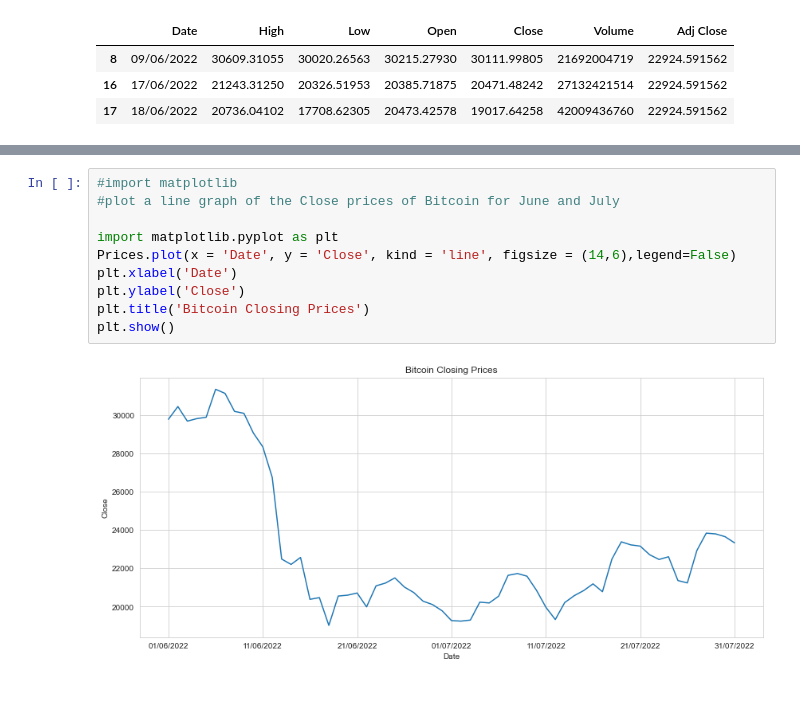
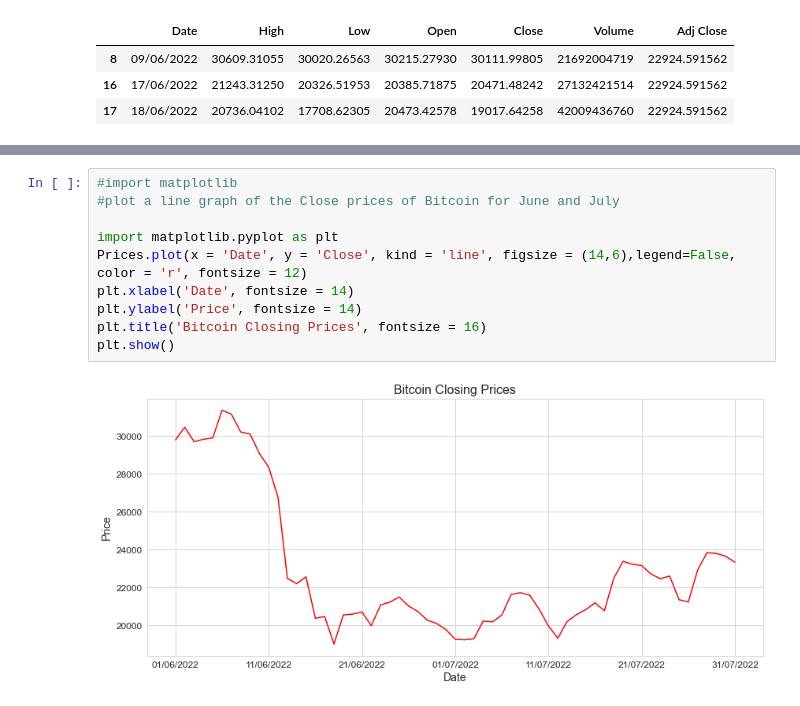
Before and after one commit to spag28/UCDPA_BethCartledge, a Jupyter notebook: Project.ipynb, the cells around one changed output, grey strips where cells are left out. Cells and saved outputs as stored; diff of their text form.

```diff
--- a/Project.ipynb
+++ b/Project.ipynb
@@ -267,12 +267,12 @@ print(Prices)
 # %%
 #import matplotlib
 #plot a line graph of the Close prices of Bitcoin for June and July
 
 import matplotlib.pyplot as plt
-Prices.plot(x = 'Date', y = 'Close', kind = 'line', figsize = (14,6),legend=False)
-plt.xlabel('Date')
-plt.ylabel('Close')
-plt.title('Bitcoin Closing Prices')
+Prices.plot(x = 'Date', y = 'Close', kind = 'line', figsize = (14,6),legend=False, color = 'r', fontsize = 12)
+plt.xlabel('Date', fontsize = 14)
+plt.ylabel('Price', fontsize = 14)
+plt.title('Bitcoin Closing Prices', fontsize = 16)
 plt.show()
 # %% [output]
-[figure, old version]
+[figure, new version]
```
Also changed, not shown: parts of 12 cells of this notebook.
